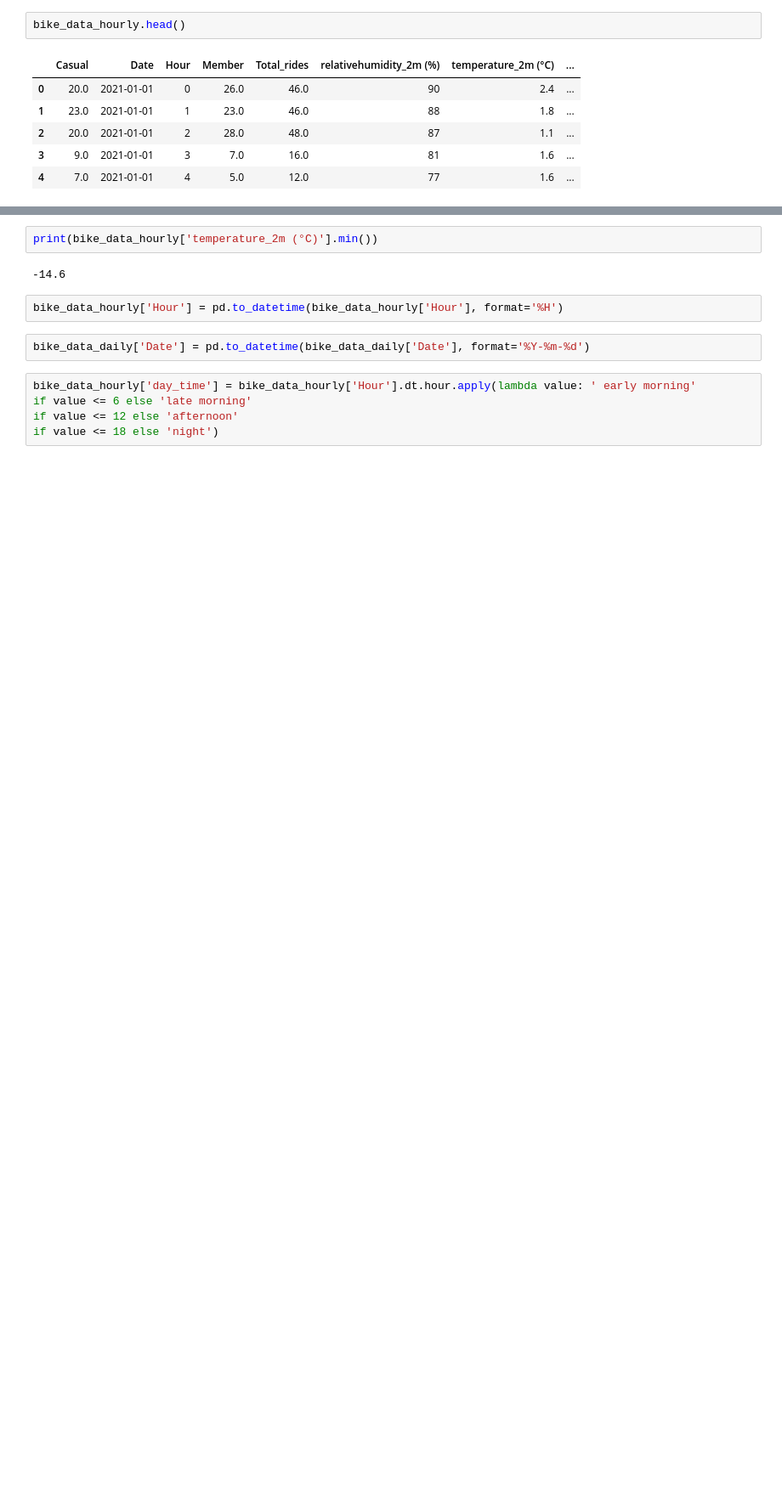
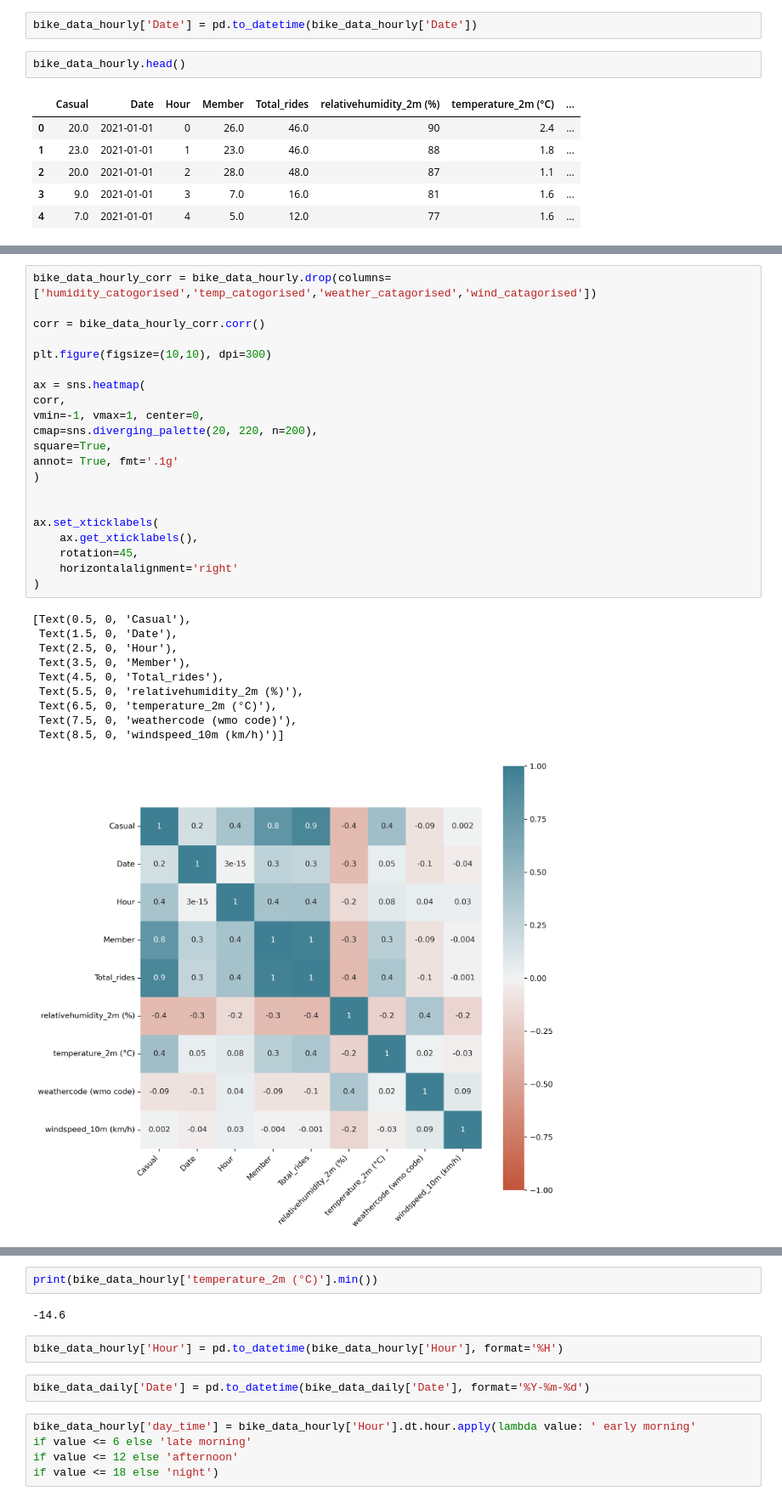
Before and after one commit to enzo253/data-science, a Jupyter notebook: bike_project/bike_data.ipynb, the cells around one changed output, grey strips where cells are left out. Shown at 85% size. Cells and saved outputs as stored; diff of their text form; blank space fills up the shorter version.

```diff
--- a/bike_project/bike_data.ipynb
+++ b/bike_project/bike_data.ipynb
@@ -83,6 +83,8 @@ def wind_feel(speed):
         return 'Severe Gale to Hurricane'
 
 bike_data_hourly['wind_catagorised'] = bike_data_hourly['windspeed_10m (km/h)'].apply(wind_feel)
+# %%
+bike_data_hourly['Date'] = pd.to_datetime(bike_data_hourly['Date'])
 # %%
 bike_data_hourly.head()
 # %% [output]
@@ -94,0 +114,32 @@ bike_data_hourly.head()
+# %%
+bike_data_hourly_corr = bike_data_hourly.drop(columns=['humidity_catogorised','temp_catogorised','weather_catagorised','wind_catagorised'])
+
+corr = bike_data_hourly_corr.corr()
+
+plt.figure(figsize=(10,10), dpi=300)
+
+ax = sns.heatmap(
+corr,
+vmin=-1, vmax=1, center=0,
+cmap=sns.diverging_palette(20, 220, n=200),
+square=True,
+annot= True, fmt='.1g'
+)
+
+
+ax.set_xticklabels(
+    ax.get_xticklabels(),
+    rotation=45,
+    horizontalalignment='right'
+)
+# %% [output]
+[Text(0.5, 0, 'Casual'),
+ Text(1.5, 0, 'Date'),
+ Text(2.5, 0, 'Hour'),
+ Text(3.5, 0, 'Member'),
+ Text(4.5, 0, 'Total_rides'),
+ Text(5.5, 0, 'relativehumidity_2m (%)'),
+ Text(6.5, 0, 'temperature_2m (°C)'),
+ Text(7.5, 0, 'weathercode (wmo code)'),
+ Text(8.5, 0, 'windspeed_10m (km/h)')]
+[figure, added]
```
Also changed, not shown: parts of 28 cells of this notebook.
